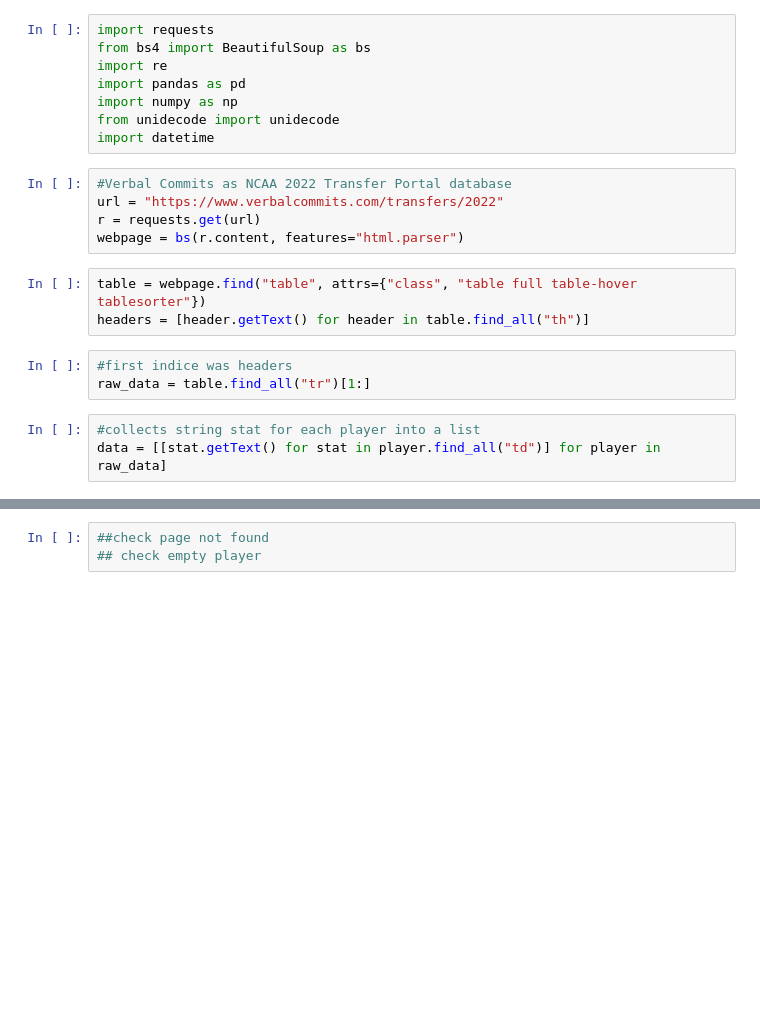
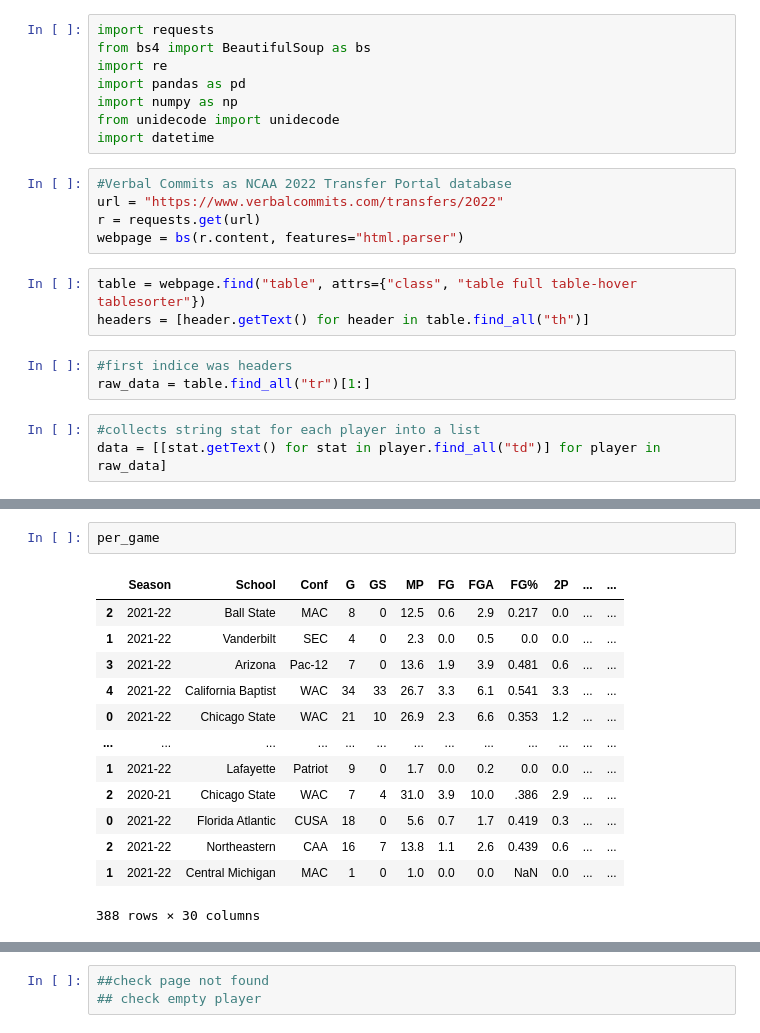
Before and after one commit to andrewli2403/ncaa-transfer-portal-evaluator, a Jupyter notebook: data_collector.ipynb, the cells around one changed output, grey strips where cells are left out. Drawn from its saved outputs; the diff is of its cells as text; blank space fills up the shorter version.

```diff
--- a/data_collector.ipynb
+++ b/data_collector.ipynb
@@ -179 +213,17 @@ vito-cubrilo
+# %%
+per_game
+# %% [output]
+|  | Season | School | Conf | G | GS | MP | FG | FGA | FG% | 2P | ... | ... |
+| 2 | 2021-22 | Ball State | MAC | 8 | 0 | 12.5 | 0.6 | 2.9 | 0.217 | 0.0 | ... | ... |
+| 1 | 2021-22 | Vanderbilt | SEC | 4 | 0 | 2.3 | 0.0 | 0.5 | 0.0 | 0.0 | ... | ... |
+| 3 | 2021-22 | Arizona | Pac-12 | 7 | 0 | 13.6 | 1.9 | 3.9 | 0.481 | 0.6 | ... | ... |
+| 4 | 2021-22 | California Baptist | WAC | 34 | 33 | 26.7 | 3.3 | 6.1 | 0.541 | 3.3 | ... | ... |
+| 0 | 2021-22 | Chicago State | WAC | 21 | 10 | 26.9 | 2.3 | 6.6 | 0.353 | 1.2 | ... | ... |
+| ... | ... | ... | ... | ... | ... | ... | ... | ... | ... | ... | ... | ... |
+| 1 | 2021-22 | Lafayette | Patriot | 9 | 0 | 1.7 | 0.0 | 0.2 | 0.0 | 0.0 | ... | ... |
+| 2 | 2020-21 | Chicago State | WAC | 7 | 4 | 31.0 | 3.9 | 10.0 | .386 | 2.9 | ... | ... |
+| 0 | 2021-22 | Florida Atlantic | CUSA | 18 | 0 | 5.6 | 0.7 | 1.7 | 0.419 | 0.3 | ... | ... |
+| 2 | 2021-22 | Northeastern | CAA | 16 | 7 | 13.8 | 1.1 | 2.6 | 0.439 | 0.6 | ... | ... |
+| 1 | 2021-22 | Central Michigan | MAC | 1 | 0 | 1.0 | 0.0 | 0.0 | NaN | 0.0 | ... | ... |
+388 rows × 30 columns
 # %%
```
Also changed, not shown: parts of 15 cells of this notebook, 8 other files.
